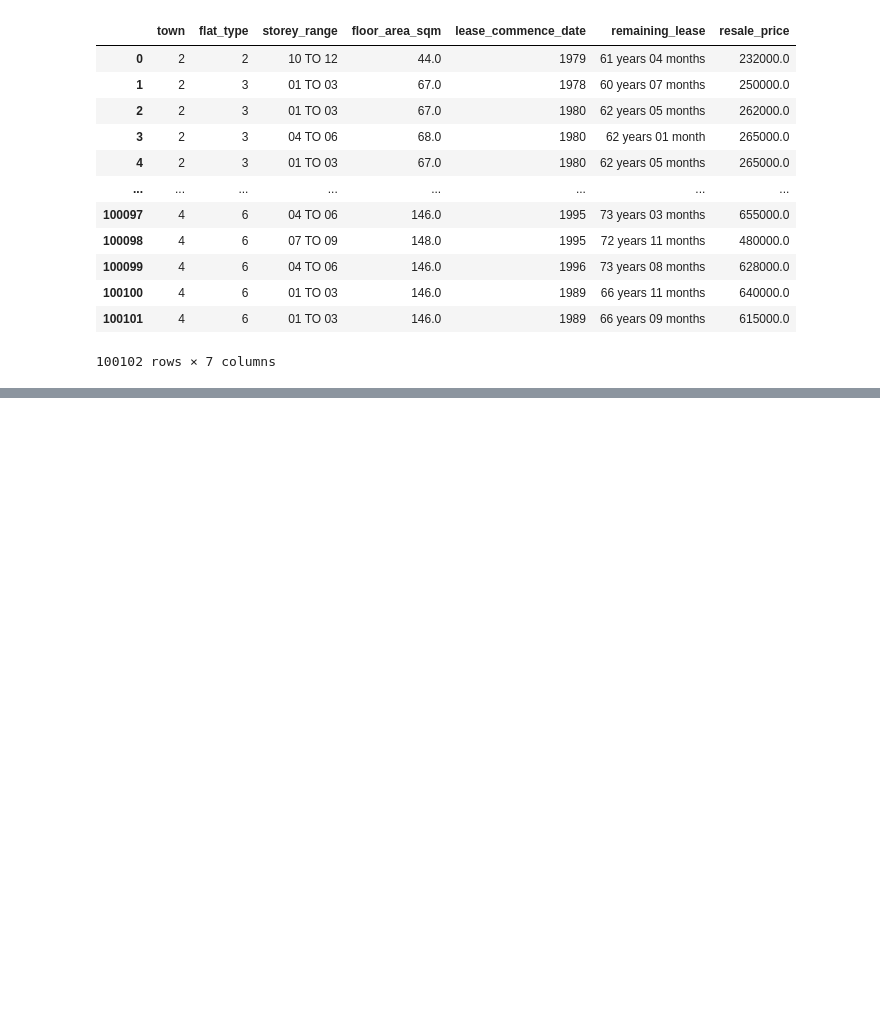
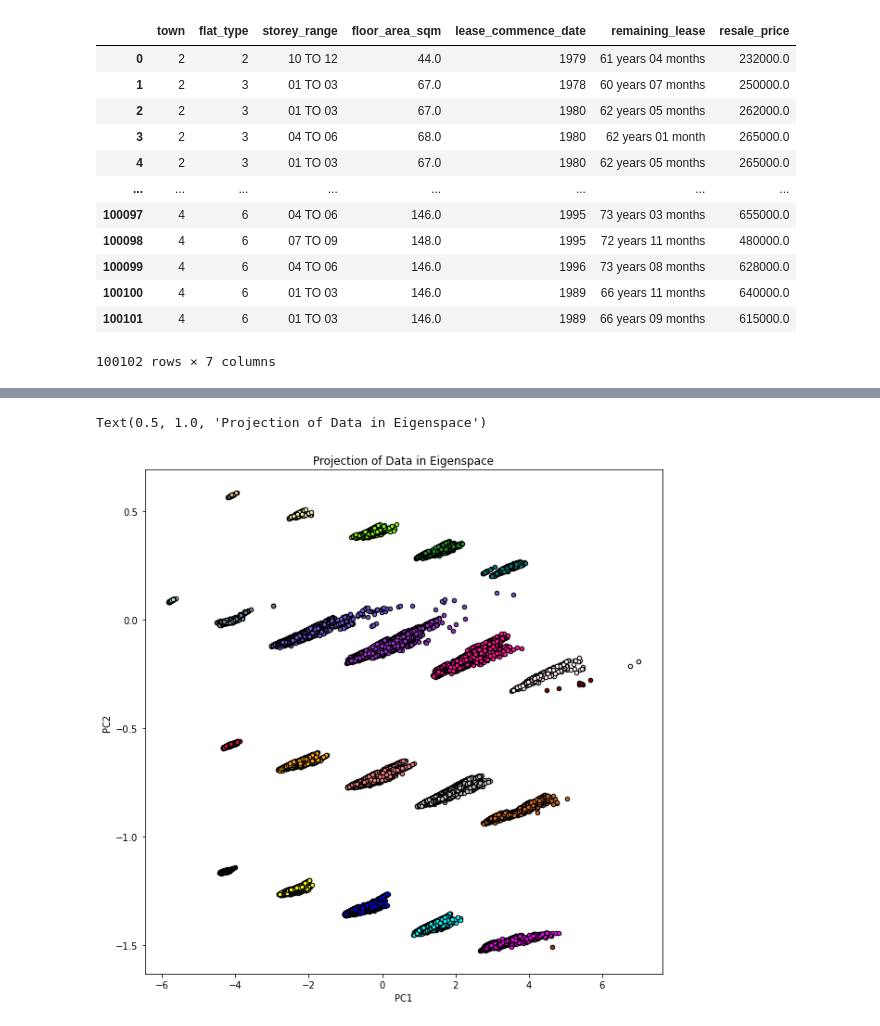
Before and after one commit to Bcwz/hdb, a Jupyter notebook: hdb.ipynb, the cells around one changed output, grey strips where cells are left out. Cells and saved outputs as stored; diff of their text form; code cells hidden in the pictures; blank space fills up the shorter version.

```diff
--- a/hdb.ipynb
+++ b/hdb.ipynb
@@ -380,0 +550,6 @@ dfClassified
+# %%
+pca_2 = PCA(n_components=2)
+pca_2.fit(standardized)
+X_pca_2=pca_2.transform(standardized)
+print(X_pca_2)
+print(X_pca_2.shape) #2 PC used
@@ -380,0 +565,38 @@ dfClassified
+# %%
+plt.figure(figsize=(10,10))
+plt.scatter(X_pca_2[reds, 0], X_pca_2[reds, 1], c="red",s=20, edgecolor='k')
+plt.scatter(X_pca_2[black, 0], X_pca_2[black, 1], c="black",s=20, edgecolor='k')
+plt.scatter(X_pca_2[yellow, 0], X_pca_2[yellow, 1], c="yellow",s=20, edgecolor='k')
+plt.scatter(X_pca_2[blue, 0], X_pca_2[blue, 1], c="blue", s=20, edgecolor='k')
+plt.scatter(X_pca_2[aqua, 0], X_pca_2[aqua, 1], c="aqua",s=20, edgecolor='k')
+plt.scatter(X_pca_2[magenta, 0], X_pca_2[magenta, 1], c="magenta", s=20, edgecolor='k')
+plt.scatter(X_pca_2[brown, 0], X_pca_2[brown, 1], c="brown",s=20, edgecolor='k')
+plt.scatter(X_pca_2[deepskyblue, 0], X_pca_2[deepskyblue, 1], c="deepskyblue", s=20, edgecolor='k')
+plt.scatter(X_pca_2[crimson, 0], X_pca_2[crimson, 1], c="crimson",s=20, edgecolor='k')
+plt.scatter(X_pca_2[orange, 0], X_pca_2[orange, 1], c="orange", s=20, edgecolor='k')
+
+plt.scatter(X_pca_2[lightcoral, 0], X_pca_2[lightcoral, 1], c="lightcoral",s=20, edgecolor='k')
+plt.scatter(X_pca_2[silver, 0], X_pca_2[silver, 1], c="silver",s=20, edgecolor='k')
+plt.scatter(X_pca_2[chocolate, 0], X_pca_2[chocolate, 1], c="chocolate",s=20, edgecolor='k')
+plt.scatter(X_pca_2[mediumseagreen, 0], X_pca_2[mediumseagreen, 1], c="mediumseagreen", s=20, edgecolor='k')
+plt.scatter(X_pca_2[powderblue, 0], X_pca_2[powderblue, 1], c="powderblue",s=20, edgecolor='k')
+plt.scatter(X_pca_2[slategrey, 0], X_pca_2[slategrey, 1], c="slategrey", s=20, edgecolor='k')
+plt.scatter(X_pca_2[slateblue, 0], X_pca_2[slateblue, 1], c="slateblue", s=20, edgecolor='k')
+plt.scatter(X_pca_2[darkorchid, 0], X_pca_2[darkorchid, 1], c="darkorchid",s=20, edgecolor='k')
+plt.scatter(X_pca_2[deeppink, 0], X_pca_2[deeppink, 1], c="deeppink", s=20, edgecolor='k')
+plt.scatter(X_pca_2[lavenderblush, 0], X_pca_2[lavenderblush, 1], c="lavenderblush",s=20, edgecolor='k')
+
+plt.scatter(X_pca_2[maroon, 0], X_pca_2[maroon, 1], c="maroon",s=20, edgecolor='k')
+plt.scatter(X_pca_2[saddlebrown, 0], X_pca_2[saddlebrown, 1], c="saddlebrown",s=20, edgecolor='k')
+plt.scatter(X_pca_2[burlywood, 0], X_pca_2[burlywood, 1], c="burlywood",s=20, edgecolor='k')
+plt.scatter(X_pca_2[palegoldenrod, 0], X_pca_2[palegoldenrod, 1], c="palegoldenrod", s=20, edgecolor='k')
+plt.scatter(X_pca_2[chartreuse, 0], X_pca_2[chartreuse, 1], c="chartreuse",s=20, edgecolor='k')
+plt.scatter(X_pca_2[forestgreen, 0], X_pca_2[forestgreen, 1], c="forestgreen", s=20, edgecolor='k')
+plt.scatter(X_pca_2[teal, 0], X_pca_2[teal, 1], c="teal",s=20, edgecolor='k')
+
+plt.xlabel('PC1')
+plt.ylabel('PC2')
+plt.title('Projection of Data in Eigenspace')
+# %% [output]
+Text(0.5, 1.0, 'Projection of Data in Eigenspace')
+[figure, added]
```
Also changed, not shown: parts of 34 cells of this notebook.
